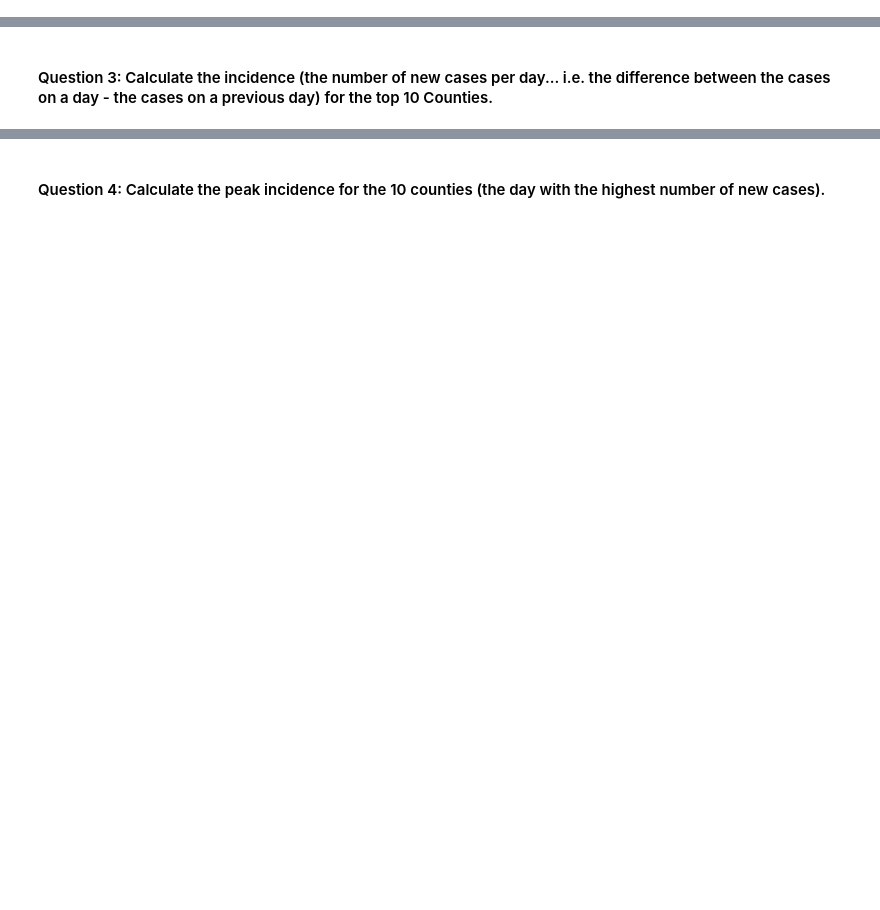
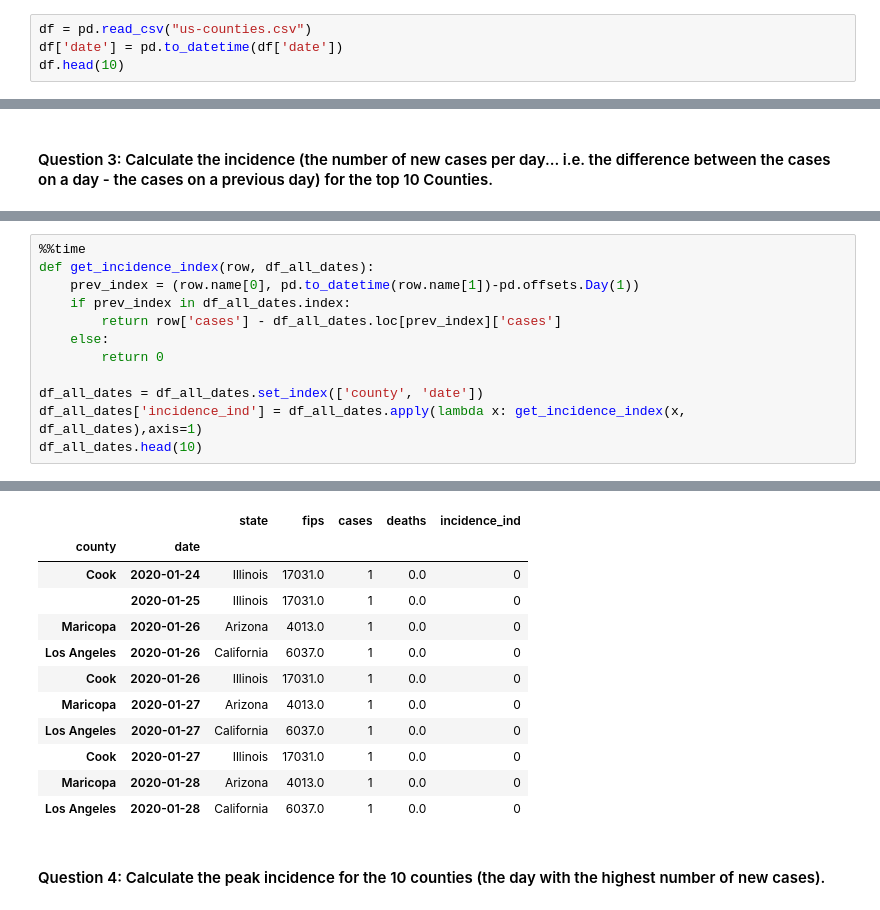
Before and after one commit to CMU-MS-DAS-Modern-Programming-Mini/ClassAssignmentNo4, a Jupyter notebook: US County Data - pandas.ipynb, the cells around one changed output, grey strips where cells are left out. Saved outputs shown, nothing was run; the diff lists cells and outputs as text; blank space fills up the shorter version.

```diff
--- a/US County Data - pandas.ipynb
+++ b/US County Data - pandas.ipynb
@@ -16,3 +16,7 @@ fips   - The fips code of the county (the first two digits represent the state,
 cases  - The cumulative number of cases at the date in the county
 
 deaths - The cumulative number of deaths in at the date in the county
+# %%
+df = pd.read_csv("us-counties.csv")
+df['date'] = pd.to_datetime(df['date'])
+df.head(10)
@@ -24,0 +95,13 @@ deaths - The cumulative number of deaths in at the date in the county
+# %%
+%%time
+def get_incidence_index(row, df_all_dates):
+    prev_index = (row.name[0], pd.to_datetime(row.name[1])-pd.offsets.Day(1))
+    if prev_index in df_all_dates.index:
+        return row['cases'] - df_all_dates.loc[prev_index]['cases']
+    else:
+        return 0
+
+df_all_dates = df_all_dates.set_index(['county', 'date'])
+df_all_dates['incidence_ind'] = df_all_dates.apply(lambda x: get_incidence_index(x, df_all_dates),axis=1)
+df_all_dates.head(10)
+# %% [output]
@@ -25,2 +110,14 @@ deaths - The cumulative number of deaths in at the date in the county
+|  |  | state | fips | cases | deaths | incidence_ind |
+| county | date |  |  |  |  |  |
+| Cook | 2020-01-24 | Illinois | 17031.0 | 1 | 0.0 | 0 |
+|  | 2020-01-25 | Illinois | 17031.0 | 1 | 0.0 | 0 |
+| Maricopa | 2020-01-26 | Arizona | 4013.0 | 1 | 0.0 | 0 |
+| Los Angeles | 2020-01-26 | California | 6037.0 | 1 | 0.0 | 0 |
+| Cook | 2020-01-26 | Illinois | 17031.0 | 1 | 0.0 | 0 |
+| Maricopa | 2020-01-27 | Arizona | 4013.0 | 1 | 0.0 | 0 |
+| Los Angeles | 2020-01-27 | California | 6037.0 | 1 | 0.0 | 0 |
+| Cook | 2020-01-27 | Illinois | 17031.0 | 1 | 0.0 | 0 |
+| Maricopa | 2020-01-28 | Arizona | 4013.0 | 1 | 0.0 | 0 |
+| Los Angeles | 2020-01-28 | California | 6037.0 | 1 | 0.0 | 0 |
 # %% [markdown]
 #### Question 4: Calculate the peak incidence for the 10 counties (the day with the highest number of new cases).
```
Also changed, not shown: parts of 9 cells of this notebook.
